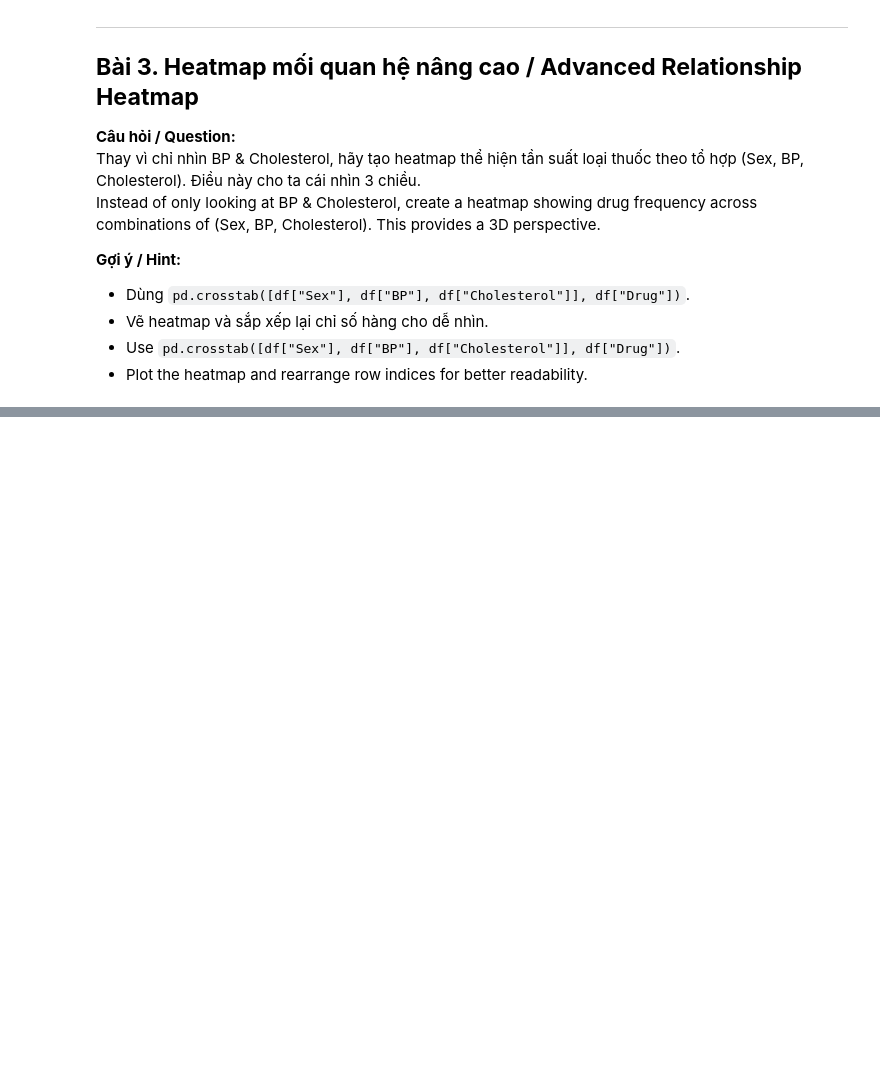
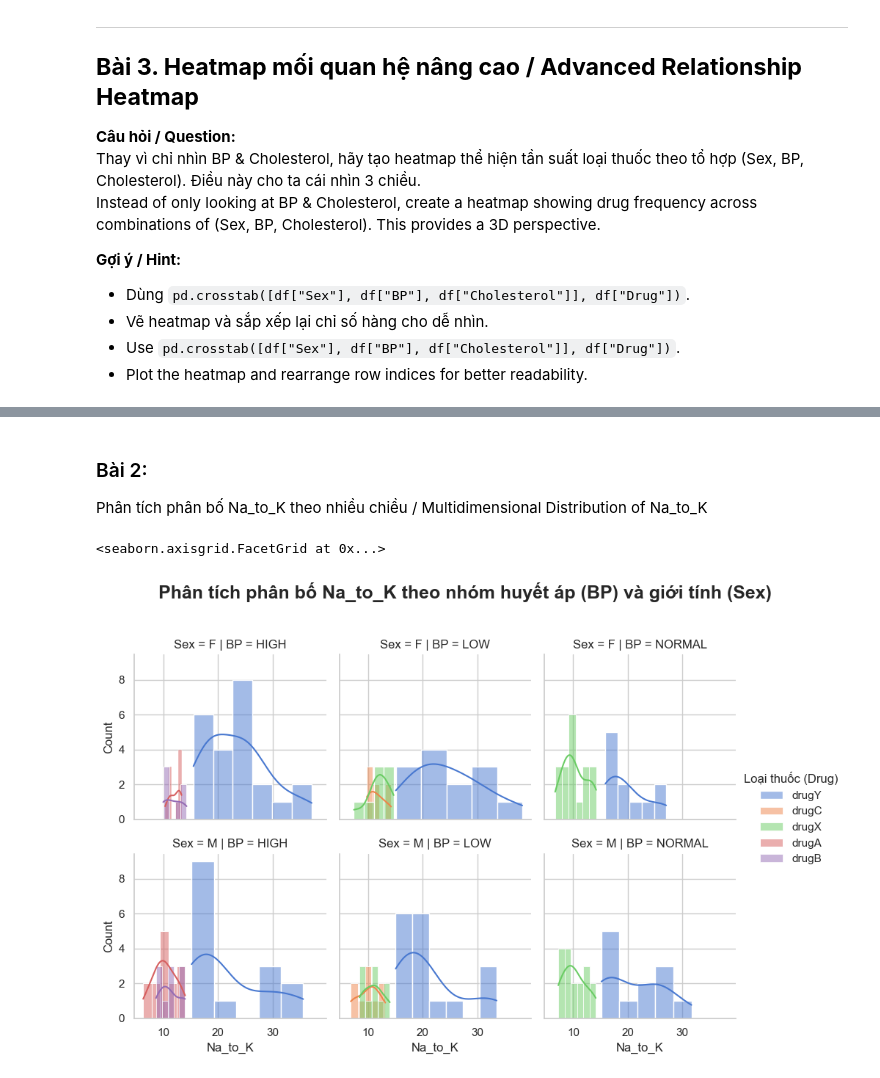
Before and after one commit to ArrayPowerPlay/Data_Science_practice, a Jupyter notebook: homework/session_2/Trực_quan_hoá_dữ_liệu_student.ipynb, the cells around one changed output, grey strips where cells are left out. Saved outputs shown, nothing was run; the diff lists cells and outputs as text; code cells hidden in the pictures; blank space fills up the shorter version.

```diff
--- a/homework/session_2/Trực_quan_hoá_dữ_liệu_student.ipynb
+++ b/homework/session_2/Trực_quan_hoá_dữ_liệu_student.ipynb
@@ -982,0 +1000,13 @@ Instead of only looking at BP & Cholesterol, create a heatmap showing drug frequ
+# %% [markdown]
+### Bài 2:
+Phân tích phân bố Na_to_K theo nhiều chiều / Multidimensional Distribution of Na_to_K
+# %%
+g = sns.FacetGrid(data=my_data, col='BP', row='Sex', hue='Drug')
+
+g.map(sns.histplot, 'Na_to_K', kde=True)
+
+plt.suptitle('Phân tích phân bố Na_to_K theo nhóm huyết áp (BP) và giới tính (Sex)', fontsize=18, y = 1.1, fontweight='bold')
+g.add_legend(title='Loại thuốc (Drug)')
+# %% [output]
+<seaborn.axisgrid.FacetGrid at 0x...>
+[figure, added]
```
Also changed, not shown: parts of 6 cells of this notebook.
